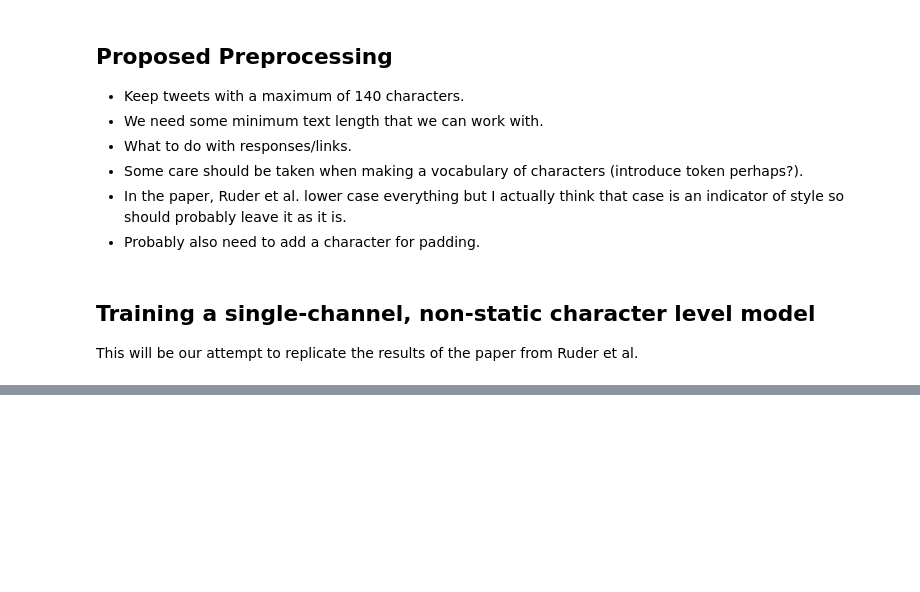
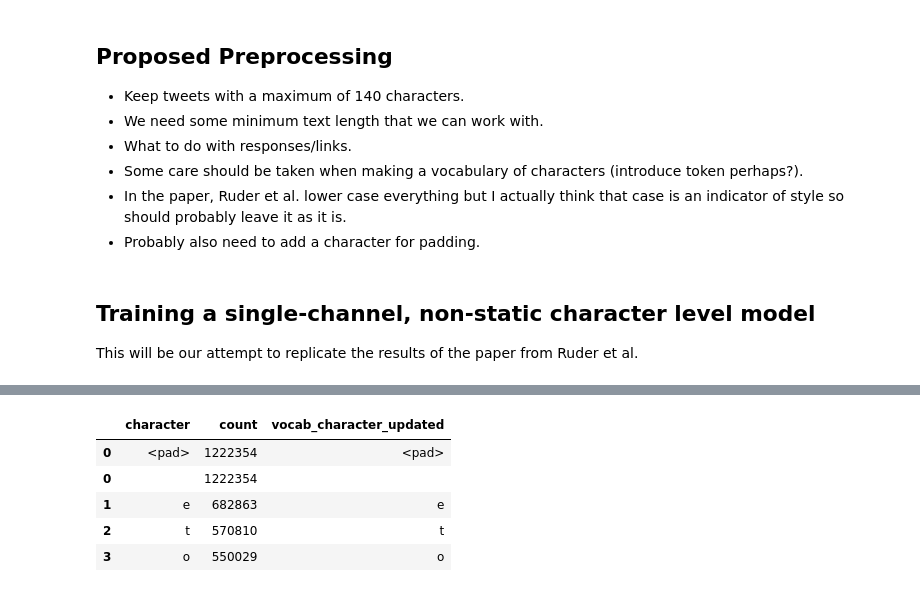
Before and after one commit to vinitra-zz/neural-text-style-transfer, a Jupyter notebook: code/twitter_eda.ipynb, the cells around one changed output, grey strips where cells are left out. Drawn from its saved outputs; the diff is of its cells as text; code cells hidden in the pictures; blank space fills up the shorter version.

```diff
--- a/code/twitter_eda.ipynb
+++ b/code/twitter_eda.ipynb
@@ -185,4 +275,12 @@ vocab.head()
 # %%
 # add another character that corresponds to padding
 tempo = pd.DataFrame.from_dict({"character":["<pad>"], "count":[1222354], "vocab_character_updated":["<pad>"]})
 vocab = tempo.append(vocab)
+vocab.head()
+# %% [output]
+|  | character | count | vocab_character_updated |
+| 0 | <pad> | 1222354 | <pad> |
+| 0 |  | 1222354 |  |
+| 1 | e | 682863 | e |
+| 2 | t | 570810 | t |
+| 3 | o | 550029 | o |
```
Also changed, not shown: parts of 20 cells of this notebook, 1 other file.
